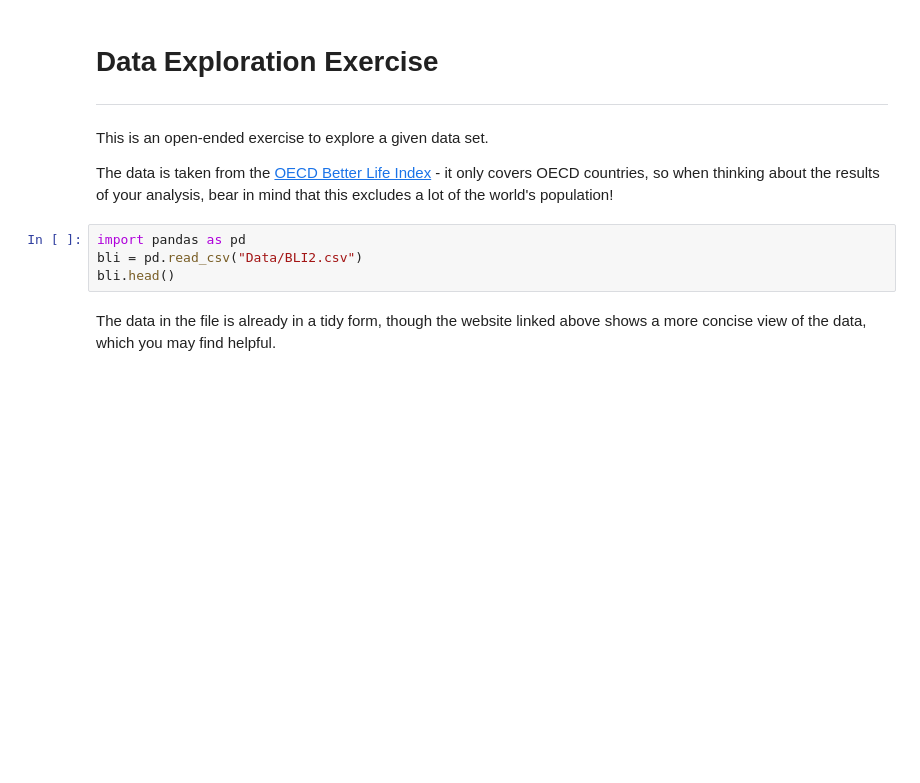
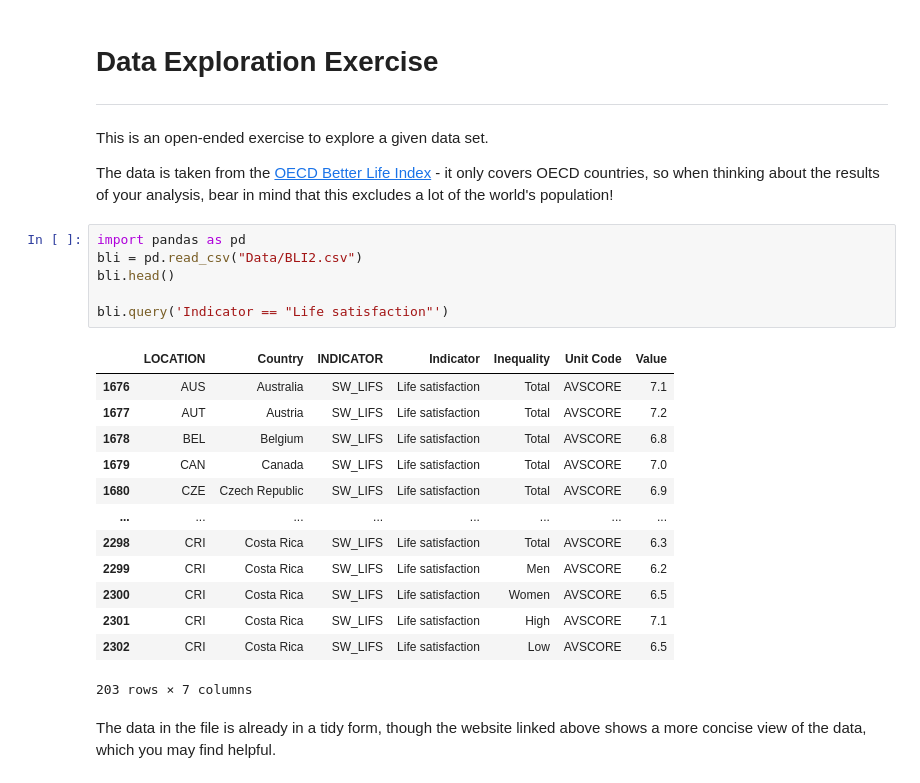
Before and after one commit to ada-4a03fa39b6/RCDS-Summer-School-2025, a Jupyter notebook: 5_Friday/1 - Data Exploration.ipynb, the cells around one changed output. Saved outputs shown, nothing was run; the diff lists cells and outputs as text; blank space fills up the shorter version.

```diff
--- a/5_Friday/1 - Data Exploration.ipynb
+++ b/5_Friday/1 - Data Exploration.ipynb
@@ -7,7 +7,23 @@ The data is taken from the [OECD Better Life Index](https://stats.oecd.org/Index
 # %%
 import pandas as pd
 bli = pd.read_csv("Data/BLI2.csv")
 bli.head()
+
+bli.query('Indicator == "Life satisfaction"')
+# %% [output]
+|  | LOCATION | Country | INDICATOR | Indicator | Inequality | Unit Code | Value |
+| 1676 | AUS | Australia | SW_LIFS | Life satisfaction | Total | AVSCORE | 7.1 |
+| 1677 | AUT | Austria | SW_LIFS | Life satisfaction | Total | AVSCORE | 7.2 |
+| 1678 | BEL | Belgium | SW_LIFS | Life satisfaction | Total | AVSCORE | 6.8 |
+| 1679 | CAN | Canada | SW_LIFS | Life satisfaction | Total | AVSCORE | 7.0 |
+| 1680 | CZE | Czech Republic | SW_LIFS | Life satisfaction | Total | AVSCORE | 6.9 |
+| ... | ... | ... | ... | ... | ... | ... | ... |
+| 2298 | CRI | Costa Rica | SW_LIFS | Life satisfaction | Total | AVSCORE | 6.3 |
+| 2299 | CRI | Costa Rica | SW_LIFS | Life satisfaction | Men | AVSCORE | 6.2 |
+| 2300 | CRI | Costa Rica | SW_LIFS | Life satisfaction | Women | AVSCORE | 6.5 |
+| 2301 | CRI | Costa Rica | SW_LIFS | Life satisfaction | High | AVSCORE | 7.1 |
+| 2302 | CRI | Costa Rica | SW_LIFS | Life satisfaction | Low | AVSCORE | 6.5 |
+203 rows × 7 columns
 # %% [markdown]
 The data in the file is already in a tidy form, though the website linked above shows a more concise view of the data, which you may find helpful.
 # %% [markdown]
```
Also changed, not shown: parts of 8 cells of this notebook, 2 other files.
